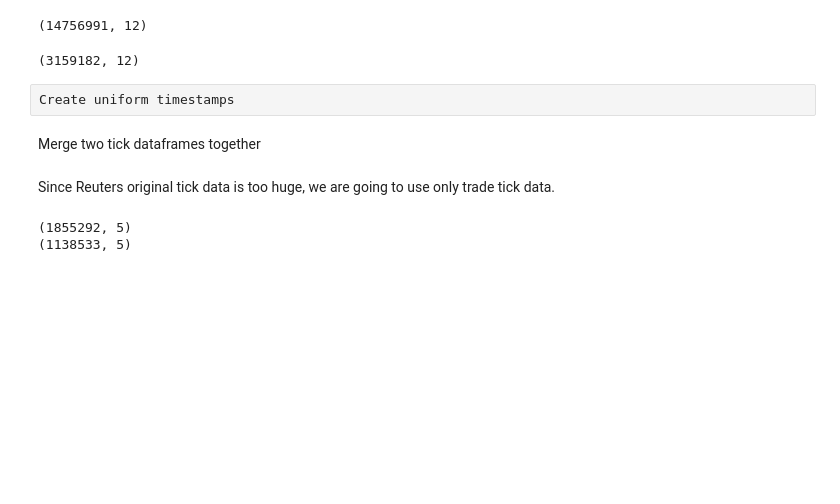
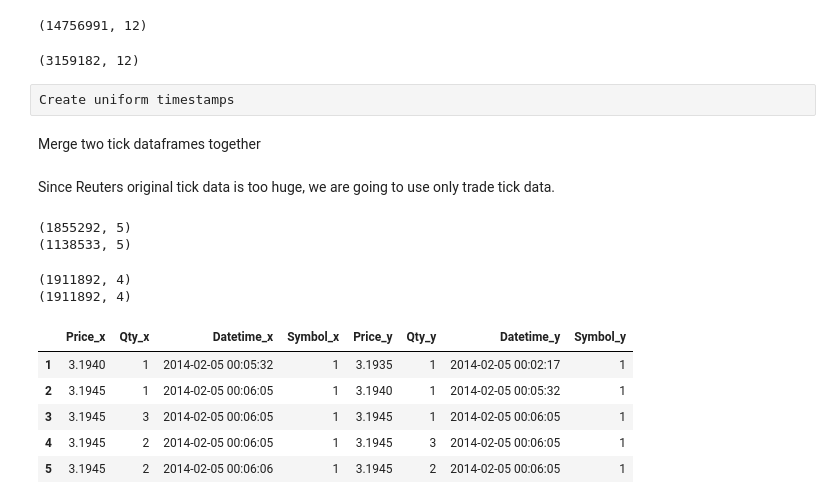
Before and after one commit to ericwang1229/copper_arb, a Jupyter notebook: Stat Arbitrage between Coppers.ipynb, the cells around one changed output. Saved outputs shown, nothing was run; the diff lists cells and outputs as text; code cells hidden in the pictures; blank space fills up the shorter version.

```diff
--- a/Stat Arbitrage between Coppers.ipynb
+++ b/Stat Arbitrage between Coppers.ipynb
@@ -50,11 +50,11 @@ Merge two tick dataframes together
 Since Reuters original tick data is too huge, we are going to use only trade tick data.
 # %%
 import pandas as pd
-hg_trades = pd.read_csv(r"C:\Copper\HG ##-##.Last.txt", names=["DatetimeStr", "Price", "Qty"], delimiter=";", parse_dates=True)
+hg_trades = pd.read_csv(r"C:\Copper\git\HG ##-##.Last.txt", names=["DatetimeStr", "Price", "Qty"], delimiter=";", parse_dates=True)
 hg_trades["Datetime"] = pd.to_datetime(hg_trades["DatetimeStr"],"%Y%m%d %H%M%S")
 #hg_trades = hg_trades.set_index("Datetime")
 hg_trades["Symbol"] = 1
-scf_trades = pd.read_csv(r"C:\Copper\SCF ##-##.Last.txt", names=["DatetimeStr", "Price", "Qty"], delimiter=";", parse_dates=True)
+scf_trades = pd.read_csv(r"C:\Copper\git\SCF ##-##.Last.txt", names=["DatetimeStr", "Price", "Qty"], delimiter=";", parse_dates=True)
 scf_trades["Datetime"] = pd.to_datetime(scf_trades["DatetimeStr"],"%Y%m%d %H%M%S")
 #scf_trades = scf_trades.set_index("Datetime")
 scf_trades["Symbol"] = 2
@@ -65,9 +65,25 @@ total_px = total_trades.drop("Qty", 1)
 total_px = total_trades.drop("DatetimeStr", 1)
 total_px = total_px.sort("Datetime")
 total_px = total_px.drop_duplicates()
+total_px.index = range(0, len(total_px))
 total_copy = total_px.copy()
-total_copy.index = total_copy.index+1
-total_px = pd.merge(total_px, total_copy)
+total_copy.index = total_copy.index + 1
 # %% [output]
 (1855292, 5)
 (1138533, 5)
+# %%
+print total_px.shape
+print total_copy.shape
+# %% [output]
+(1911892, 4)
+(1911892, 4)
+# %%
+total_px_merged = pd.merge(total_px, total_copy, left_index = True, right_index=True)
+total_px_merged.head()
+# %% [output]
+|  | Price_x | Qty_x | Datetime_x | Symbol_x | Price_y | Qty_y | Datetime_y | Symbol_y |
+| 1 | 3.1940 | 1 | 2014-02-05 00:05:32 | 1 | 3.1935 | 1 | 2014-02-05 00:02:17 | 1 |
+| 2 | 3.1945 | 1 | 2014-02-05 00:06:05 | 1 | 3.1940 | 1 | 2014-02-05 00:05:32 | 1 |
+| 3 | 3.1945 | 3 | 2014-02-05 00:06:05 | 1 | 3.1945 | 1 | 2014-02-05 00:06:05 | 1 |
+| 4 | 3.1945 | 2 | 2014-02-05 00:06:05 | 1 | 3.1945 | 3 | 2014-02-05 00:06:05 | 1 |
+| 5 | 3.1945 | 2 | 2014-02-05 00:06:06 | 1 | 3.1945 | 2 | 2014-02-05 00:06:05 | 1 |
```
Also changed, not shown: parts of 22 cells of this notebook, 1 other file.
